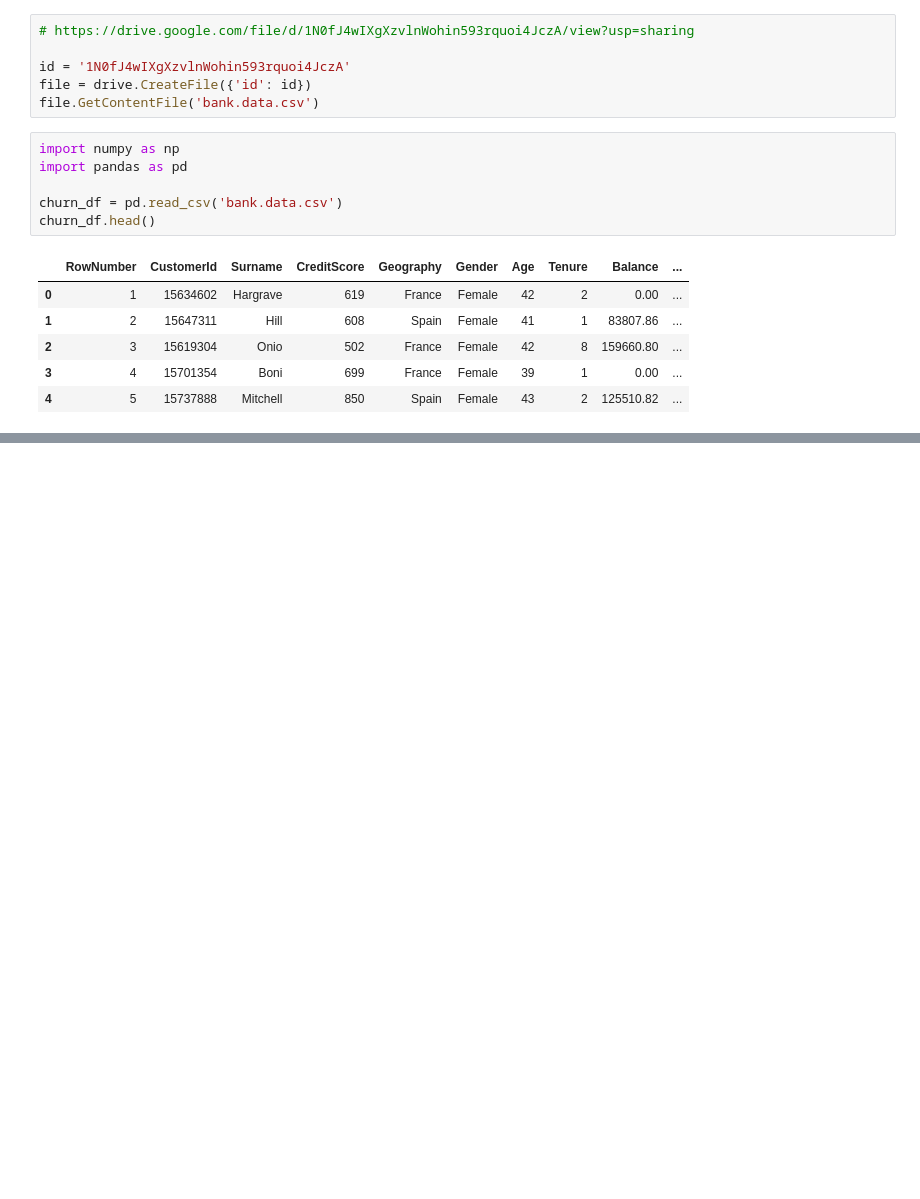
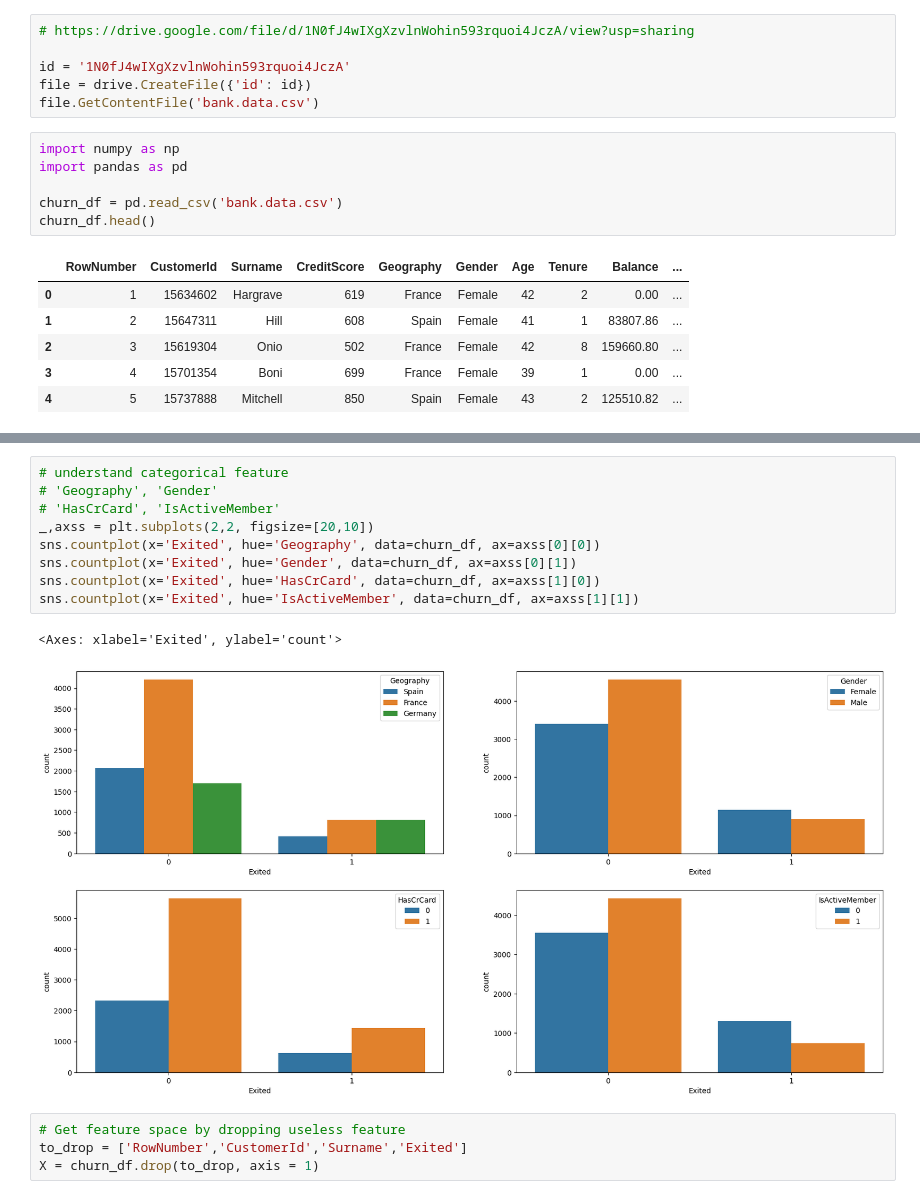
Before and after one commit to TomBrainiac/Bank-Customer-Churn-Prediction, a Jupyter notebook: Bank_Customer_Churn_Prediction.ipynb, the cells around one changed output, grey strips where cells are left out. Saved outputs shown, nothing was run; the diff lists cells and outputs as text; blank space fills up the shorter version.

```diff
--- a/Bank_Customer_Churn_Prediction.ipynb
+++ b/Bank_Customer_Churn_Prediction.ipynb
@@ -36,0 +136,16 @@ churn_df.head()
+# %%
+# understand categorical feature
+# 'Geography', 'Gender'
+# 'HasCrCard', 'IsActiveMember'
+_,axss = plt.subplots(2,2, figsize=[20,10])
+sns.countplot(x='Exited', hue='Geography', data=churn_df, ax=axss[0][0])
+sns.countplot(x='Exited', hue='Gender', data=churn_df, ax=axss[0][1])
+sns.countplot(x='Exited', hue='HasCrCard', data=churn_df, ax=axss[1][0])
+sns.countplot(x='Exited', hue='IsActiveMember', data=churn_df, ax=axss[1][1])
+# %% [output]
+<Axes: xlabel='Exited', ylabel='count'>
+[figure, added]
+# %%
+# Get feature space by dropping useless feature
+to_drop = ['RowNumber','CustomerId','Surname','Exited']
+X = churn_df.drop(to_drop, axis = 1)
```
Also changed, not shown: parts of 43 cells of this notebook.
